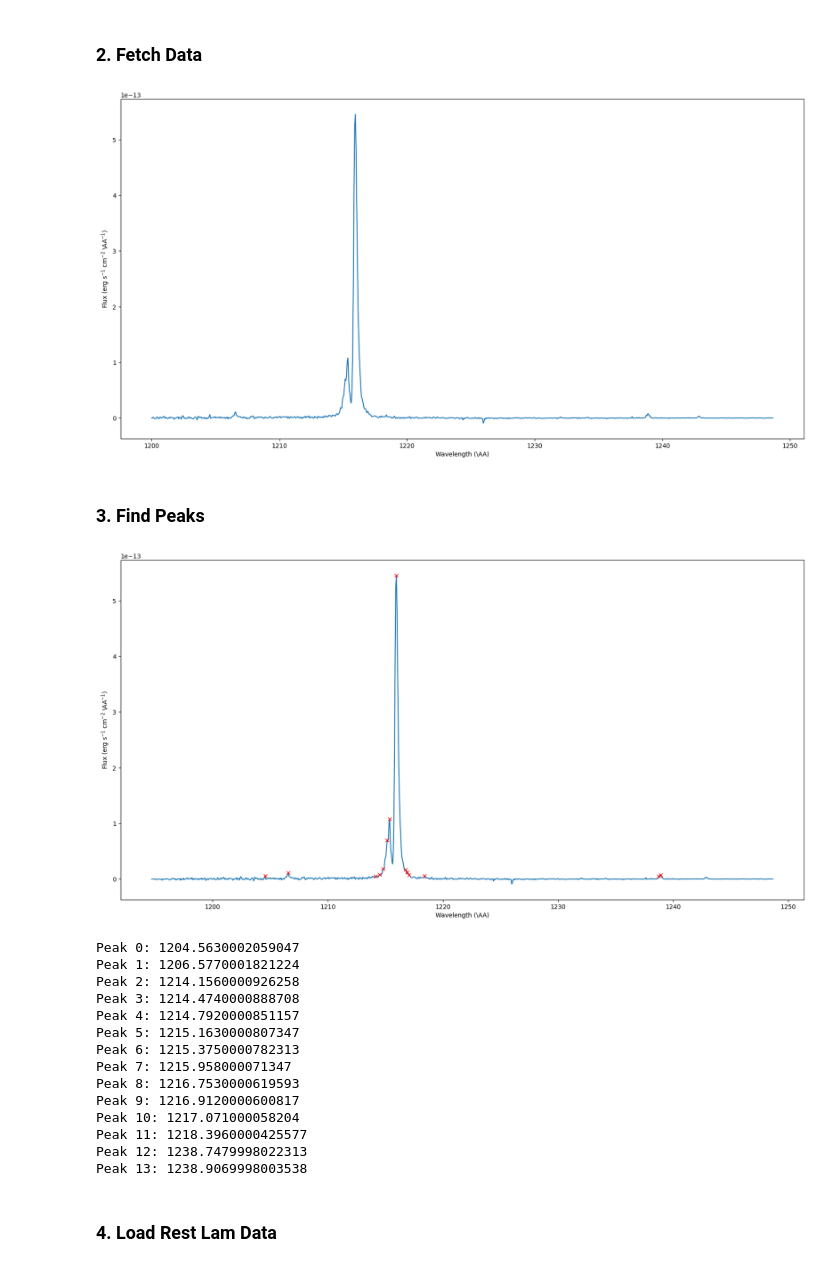
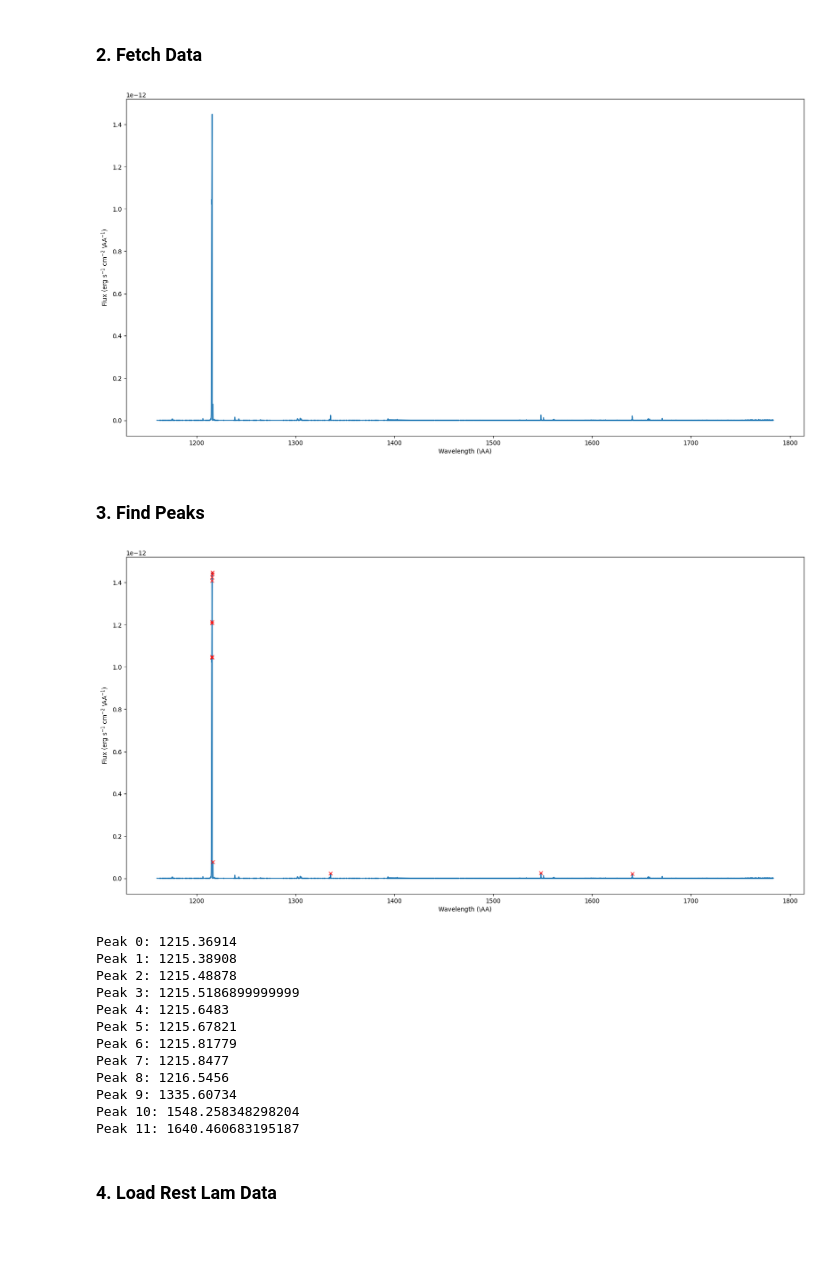
Before and after one commit to bellalongo/Star-Emission-Line-Flux, a Jupyter notebook: GJ-832/gj-832.ipynb, the cells around one changed output. Drawn from its saved outputs; the diff is of its cells as text; code cells hidden in the pictures; blank space fills up the shorter version.

```diff
--- a/GJ-832/gj-832.ipynb
+++ b/GJ-832/gj-832.ipynb
@@ -16,23 +16,26 @@ from astropy.table import QTable, Table, Column
 # %% [markdown]
 ### 2. Fetch Data
 # %%
-data = fits.getdata('hlsp_muscles_hst_stis_gj832_g140m_v22_component-spec.fits')
-w, f , e = data['WAVELENGTH'], data['FLUX'], data['ERROR']
-mask = w > 1200
+# Combine data from G130M and G160M
+data1 = fits.getdata('hlsp_muscles_hst_cos_gj849_g130m_v23_component-spec.fits')
+data2 = fits.getdata('hlsp_muscles_hst_cos_gj832_g160m_v22_component-spec.fits')
+w = np.hstack([data1['WAVELENGTH'], data2['WAVELENGTH']])
+w, f , e = np.hstack([data1['WAVELENGTH'], data2['WAVELENGTH']]), np.hstack([data1['FLUX'], data2['FLUX']]), np.hstack([data1['ERROR'], data2['ERROR']])
+mask = w > 1160
 plt.figure(figsize=(20,10))
 
 plt.plot(w[mask], f[mask])
 
 plt.xlabel('Wavelength (\AA)')
 plt.ylabel('Flux (erg s$^{-1}$ cm$^{-2}$ \AA$^{-1}$)')
 plt.show()
 # %% [output]
-[figure, old version]
+[figure, new version]
 # %% [markdown]
 ### 3. Find Peaks
 # %%
 # Find peaks
-peaks, properties = find_peaks(f[mask], height = sum(f[mask])/len(f[mask]), width = 0)
+peaks, properties = find_peaks(f[mask], height = 10*sum(f[mask])/len(f[mask]), prominence = 10*sum(f[mask])/len(f[mask]), width = 0, threshold = (1/10)*sum(f[mask])/len(f[mask]))
 
 plt.figure(figsize=(20,10))
 plt.plot(w[mask], f[mask])
@@ -47,21 +50,19 @@ for peak in w[mask][peaks]:
     print(f"Peak {count}: {peak}")
     count+=1
 # %% [output]
-[figure, old version]
+[figure, new version]
-Peak 0: 1204.5630002059047
-Peak 1: 1206.5770001821224
-Peak 2: 1214.1560000926258
-Peak 3: 1214.4740000888708
-Peak 4: 1214.7920000851157
-Peak 5: 1215.1630000807347
-Peak 6: 1215.3750000782313
-Peak 7: 1215.958000071347
-Peak 8: 1216.7530000619593
-Peak 9: 1216.9120000600817
-Peak 10: 1217.071000058204
-Peak 11: 1218.3960000425577
-Peak 12: 1238.7479998022313
-Peak 13: 1238.9069998003538
+Peak 0: 1215.36914
+Peak 1: 1215.38908
+Peak 2: 1215.48878
+Peak 3: 1215.5186899999999
+Peak 4: 1215.6483
+Peak 5: 1215.67821
+Peak 6: 1215.81779
+Peak 7: 1215.8477
+Peak 8: 1216.5456
+Peak 9: 1335.60734
+Peak 10: 1548.258348298204
+Peak 11: 1640.460683195187
 # %% [markdown]
 ### 4. Load Rest Lam Data
 # %%
```
Also changed, not shown: parts of 7 cells of this notebook, 4 other files.
